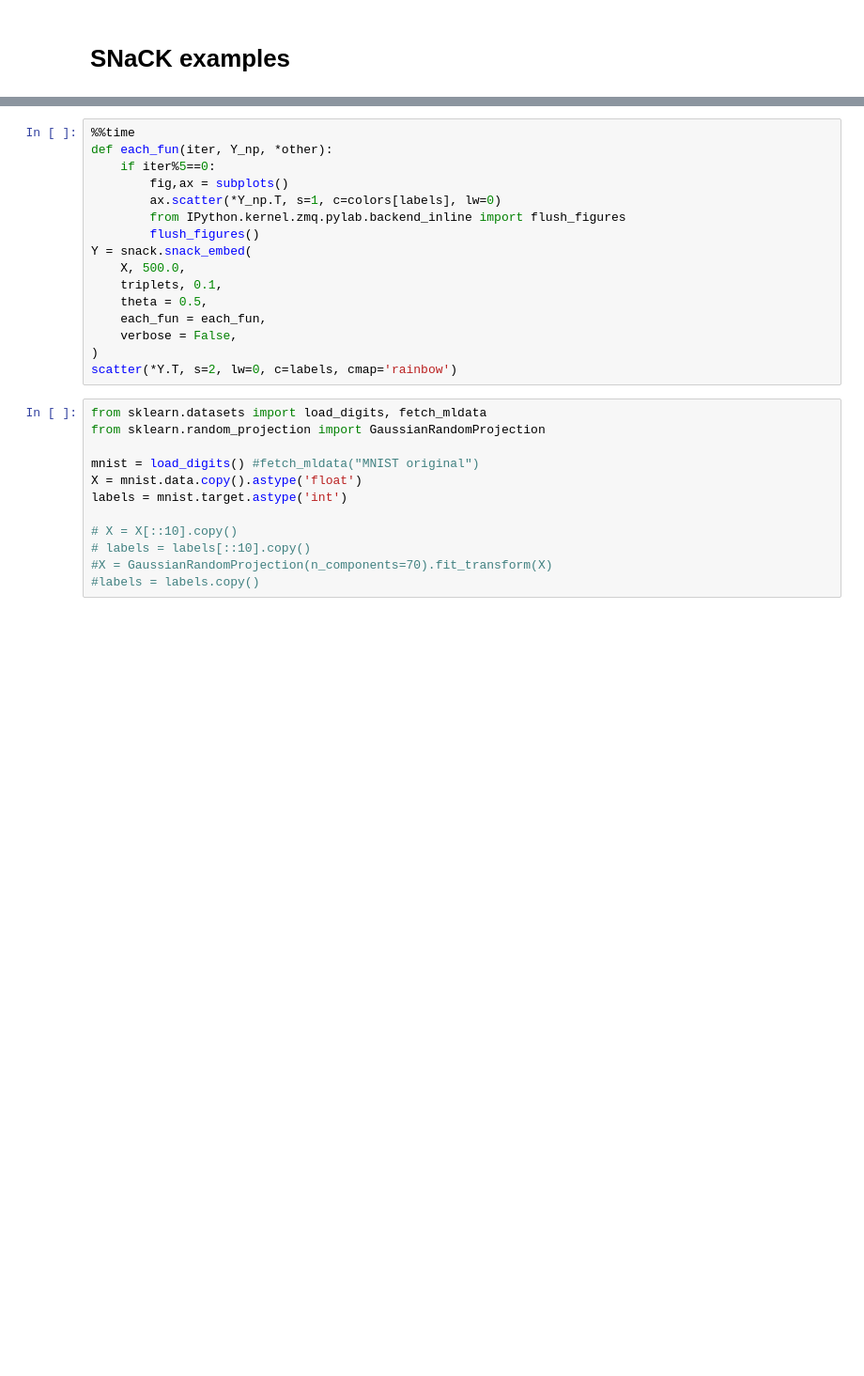
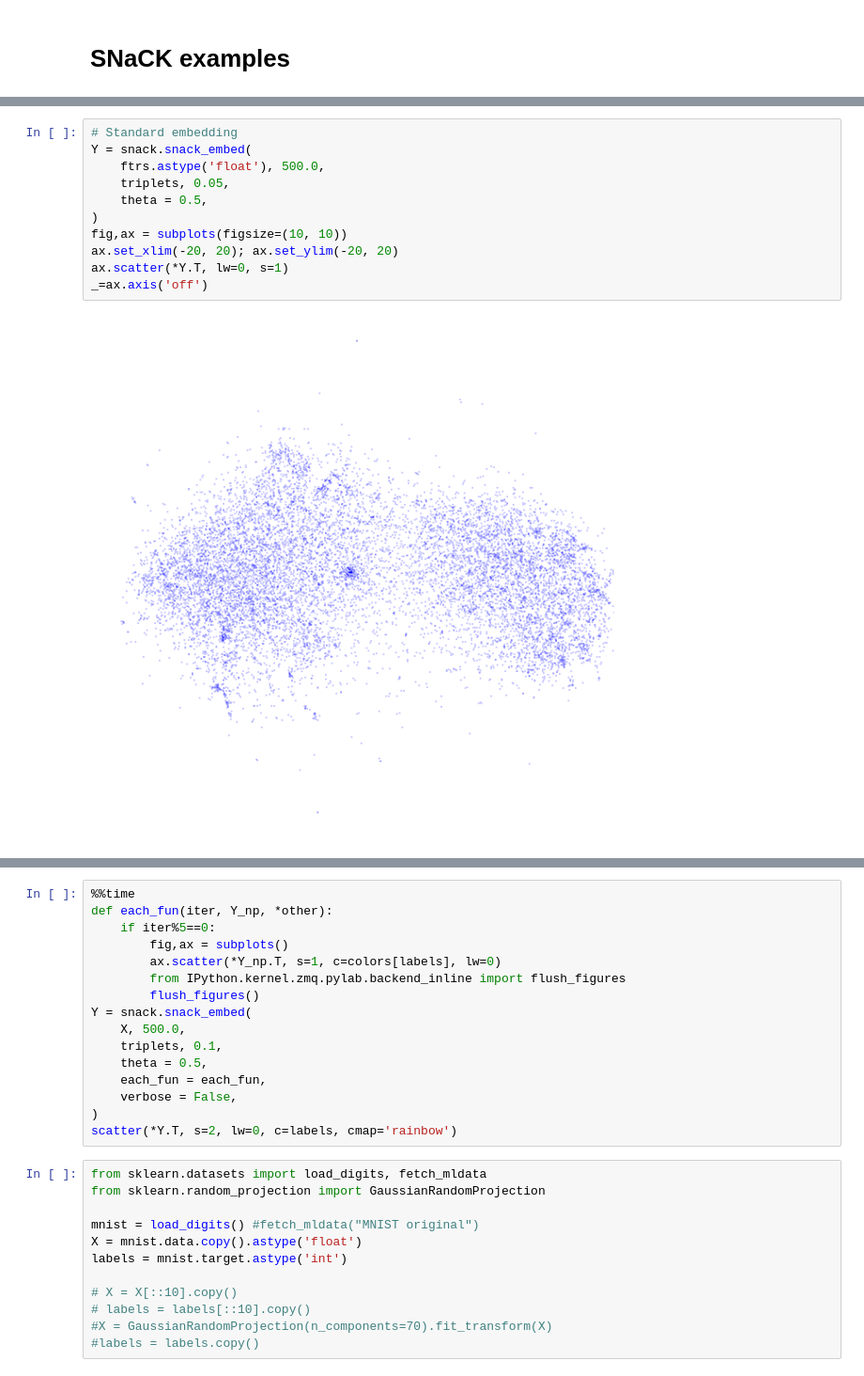
Before and after one commit to cornelltech/snack, a Jupyter notebook: Examples.ipynb, the cells around one changed output, grey strips where cells are left out. Shown at 94% size. Saved outputs shown, nothing was run; the diff lists cells and outputs as text; blank space fills up the shorter version.

```diff
--- a/Examples.ipynb
+++ b/Examples.ipynb
@@ -137,0 +120,13 @@ triplets = np.vstack(triplets)
+# %%
+# Standard embedding
+Y = snack.snack_embed(
+    ftrs.astype('float'), 500.0,
+    triplets, 0.05,
+    theta = 0.5,
+)
+fig,ax = subplots(figsize=(10, 10))
+ax.set_xlim(-20, 20); ax.set_ylim(-20, 20)
+ax.scatter(*Y.T, lw=0, s=1)
+_=ax.axis('off')
+# %% [output]
+[figure, added]
```
Also changed, not shown: parts of 31 cells of this notebook.
